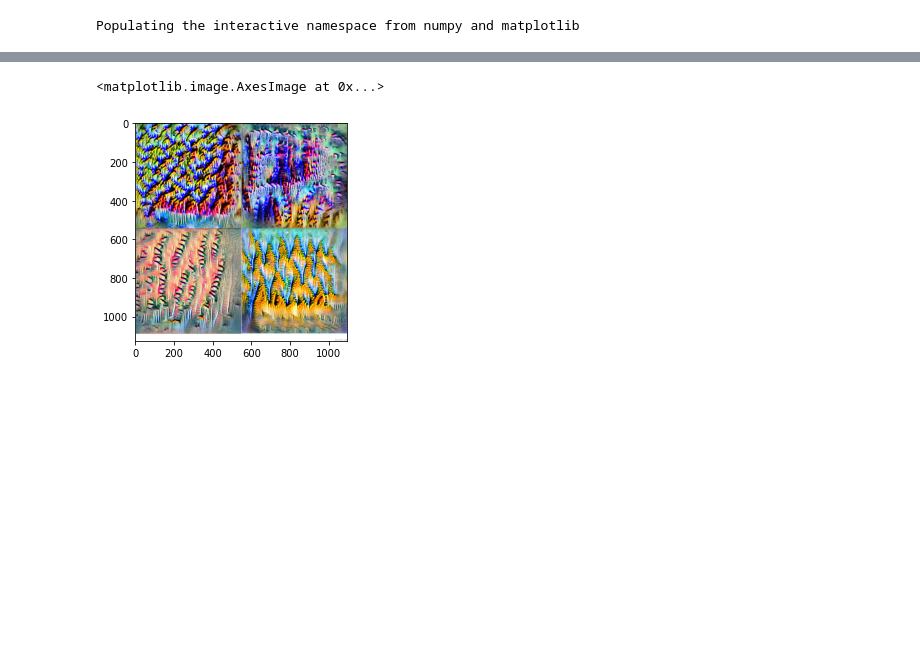
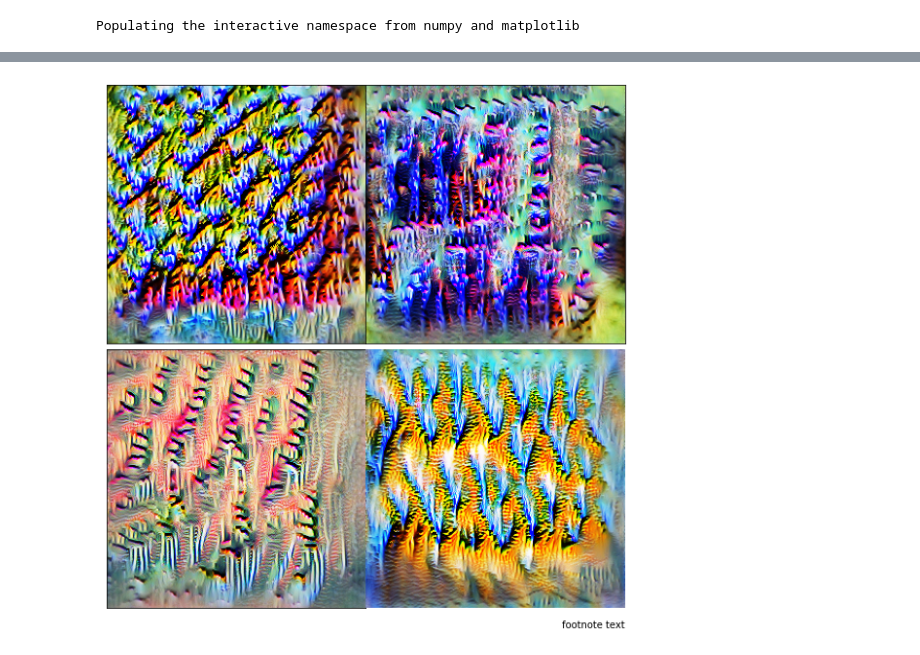
Before and after one commit to rovle/LUMEN-Interpretability, a Jupyter notebook: Animation_playgroumd.ipynb, the cells around one changed output, grey strips where cells are left out. Cells and saved outputs as stored; diff of their text form; code cells hidden in the pictures; blank space fills up the shorter version.

```diff
--- a/Animation_playgroumd.ipynb
+++ b/Animation_playgroumd.ipynb
@@ -130,0 +134,8 @@ def lucent_show_layer(model, layer, n_channels,
+# %%
+epochs_and_batches = [(x[:-4].split('_')[1::2]) for x in longcat_checkpoints]
+# %%
+epochs_and_batches = [[int(x) for x in y] for y in epochs_and_batches]
+# %%
+sortedd = sorted(zip(longcat_checkpoints, epochs_and_batches), key=lambda x: x[1])
+# %%
+chosen = sortedd[:2900:2]
@@ -156,3 +214,27 @@ plt.show()
+# %%
+n_row = 2
+n_col = 2
+fig, axs = plt.subplots(n_row, n_col, figsize=(9.55, 10))
+axs = axs.flatten()
+for ix, ax in zip(range(n_row*n_col), axs):
+    if ix > 3:
+        continue
+    img = render.render_vis(longcat, f"conv6:{ix}", param_f=lambda: param.image(256),
+                            preprocess=True, progress=False, show_image=False)[0]
+    img = np.reshape(img, (256, 256, 3))
+    ax.imshow(img)
+    ax.set_xticklabels([])
+    ax.set_yticklabels([])
+    ax.set_xticks([])
+    ax.set_yticks([])
+    ax.margins(x=0, y=0, tight=True)
+
+plt.figtext(0.9, 0.1, 'footnote text', horizontalalignment='right')
+plt.subplots_adjust(wspace=0, hspace=0)
+plt.axis('off')
+plt.show()
+# %% [output]
+[figure, added]
 # %%
 !rm -rf frames/four_channels/test.png
 # %%
@@ -161,9 +243,3 @@ plt.show()
 !mkdir frames/four_channels
 # %%
 !ls frames/four_channels
-# %%
-img = mpimg.imread('frames/four_channels/test.png')
-plt.imshow(img)
-# %% [output]
-<matplotlib.image.AxesImage at 0x...>
-[figure, removed]
```
Also changed, not shown: parts of 10 cells of this notebook, 7 other files.
